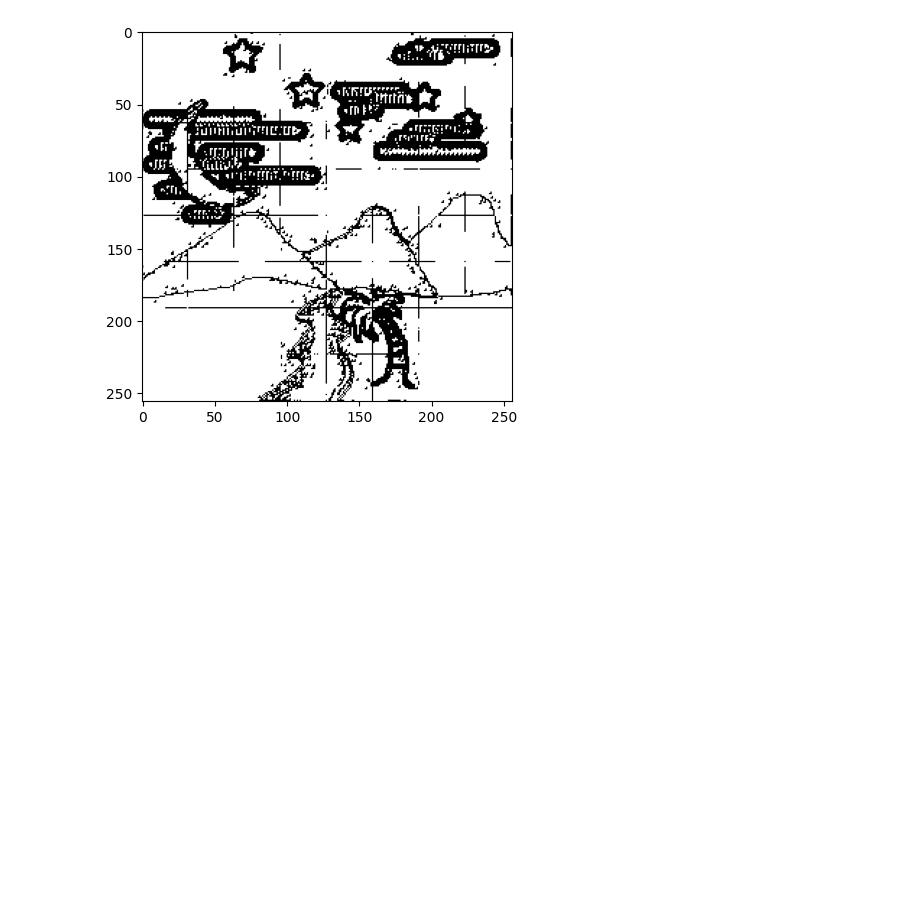
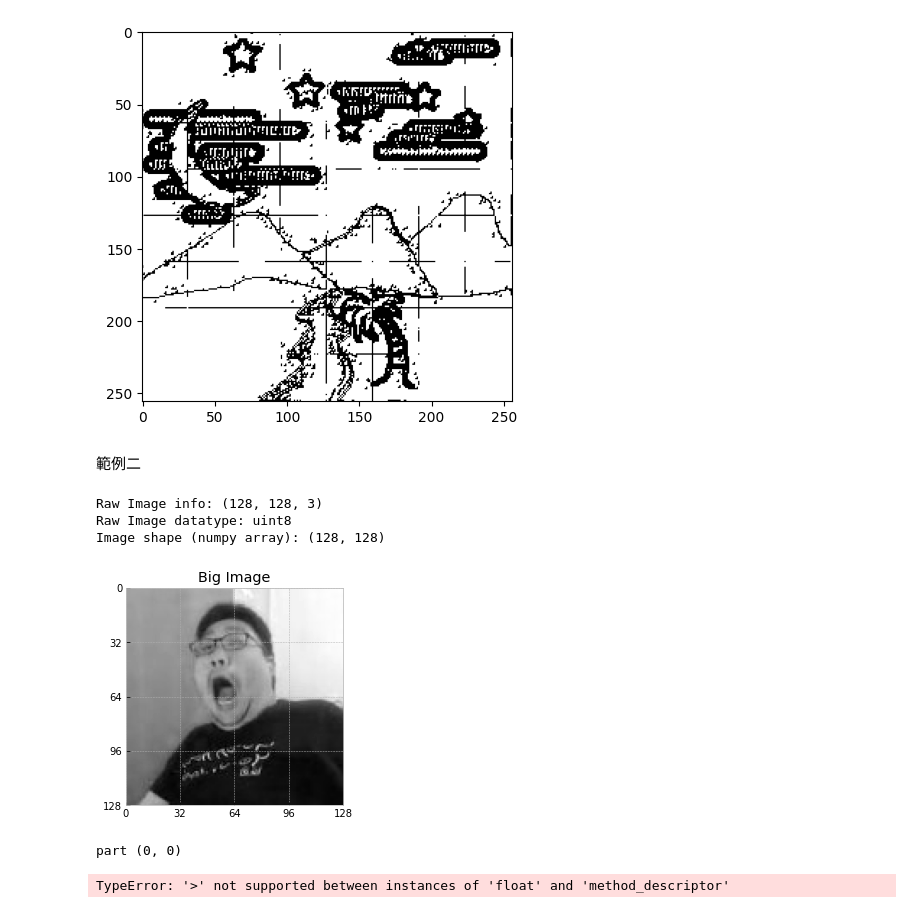
Before and after one commit to wei-coding/NCHU-quantum-information, a Jupyter notebook: final_report/QHED.ipynb, the cells around one changed output. Drawn from its saved outputs; the diff is of its cells as text; code cells hidden in the pictures; blank space fills up the shorter version.

```diff
--- a/final_report/QHED.ipynb
+++ b/final_report/QHED.ipynb
@@ -242,3 +259,40 @@ plt.imshow(result_np, cmap='Greys')
 plt.show()
 # %% [output]
 [figure]
+# %% [markdown]
+範例二
+# %%
+from PIL import Image
+
+image_size = 128       # Original image-width
+image_crop_size = 32   # Width of each part of image for processing
+
+
+# Load the image from filesystem
+image_raw = np.array(Image.open('wtf_flash.jpg'))
+print('Raw Image info:', image_raw.shape)
+print('Raw Image datatype:', image_raw.dtype)
+
+
+# Convert the RBG component of the image to B&W image, as a numpy (uint8) array
+image = []
+for i in range(image_size):
+    image.append([])
+    for j in range(image_size):
+        image[i].append(image_raw[i][j][0] / 255)
+
+image = np.array(image)
+print('Image shape (numpy array):', image.shape)
+
+
+# Display the image
+plt.title('Big Image')
+plt.xticks(range(0, image.shape[0]+1, 32))
+plt.yticks(range(0, image.shape[1]+1, 32))
+plt.imshow(image, extent=[0, image.shape[0], image.shape[1], 0], cmap='gray')
+plt.show()
+# %% [output]
+Raw Image info: (128, 128, 3)
+Raw Image datatype: uint8
+Image shape (numpy array): (128, 128)
+[figure, added]
@@ -244,0 +313,43 @@ plt.show()
+# %%
+result = [[0 for _ in range(parts)] for _ in range(parts)]
+back = Aer.get_backend('statevector_simulator')
+
+for i in range(parts):
+    for j in range(parts):
+        print(f"part ({i}, {j})")
+
+        image_norm_h = amplitude_encode(cropped_img[i][j])
+        image_norm_v = amplitude_encode(cropped_img[i][j].T)
+
+
+
+        # 水平的
+        qc_h = QuantumCircuit(total_qb)
+        qc_h.initialize(image_norm_h, range(1, total_qb))
+        qc_h.h(0)
+        qc_h.unitary(D2n_1, range(total_qb))
+        qc_h.h(0)
+
+        # 垂直的
+        qc_v = QuantumCircuit(total_qb)
+        qc_v.initialize(image_norm_v, range(1, total_qb))
+        qc_v.h(0)
+        qc_v.unitary(D2n_1, range(total_qb))
+        qc_v.h(0)
+
+        circ_list = [qc_h, qc_v]
+
+
+        results = execute(circ_list, backend=back).result()
+        sv_h = results.get_statevector(qc_h)
+        sv_v = results.get_statevector(qc_v)
+
+        edge_h = np.abs(np.array([sv_h[2*i+1].real for i in range(2**data_qb)])).reshape(image_crop_size, image_crop_size)
+        edge_v = np.abs(np.array([sv_v[2*i+1].real for i in range(2**data_qb)])).reshape(image_crop_size, image_crop_size).T
+
+        edge = edge_h + edge_v
+
+        result[i][j] = edge
+# %% [output]
+part (0, 0)
+TypeError: '>' not supported between instances of 'float' and 'method_descriptor'
```
Also changed, not shown: parts of 5 cells of this notebook, 1 other file.
